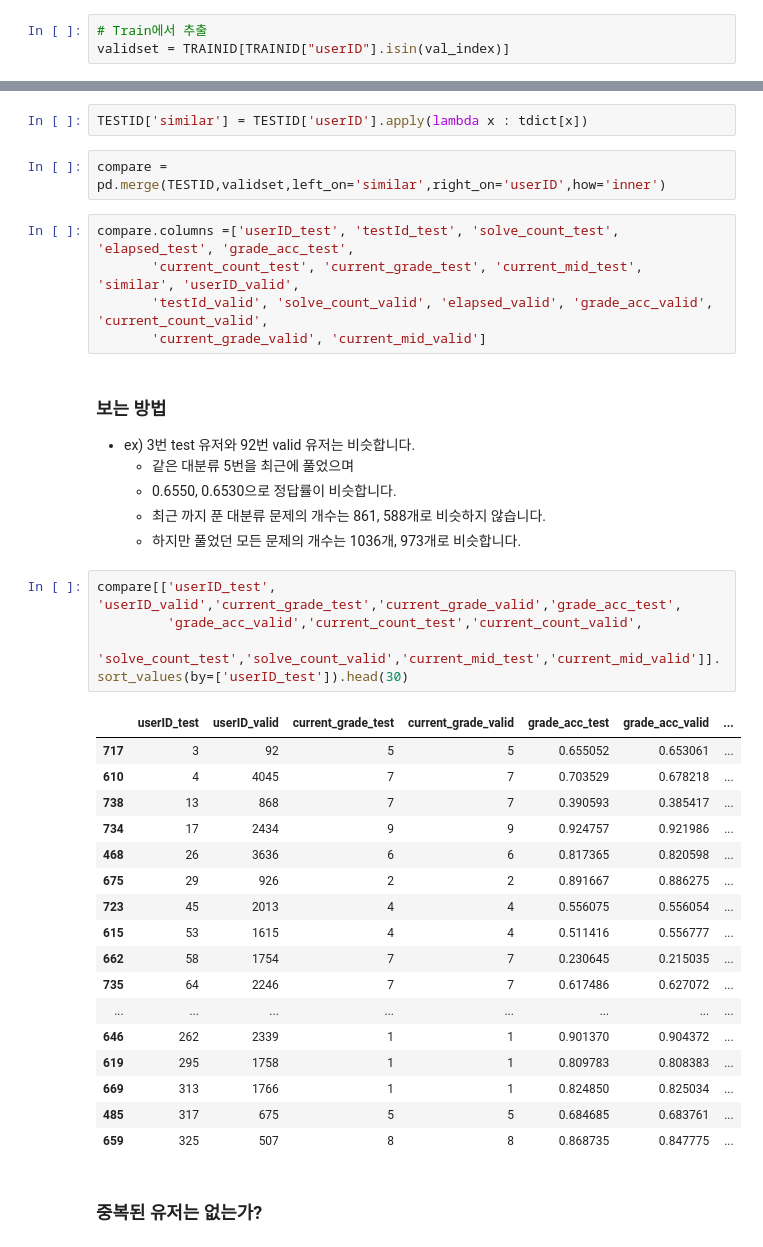
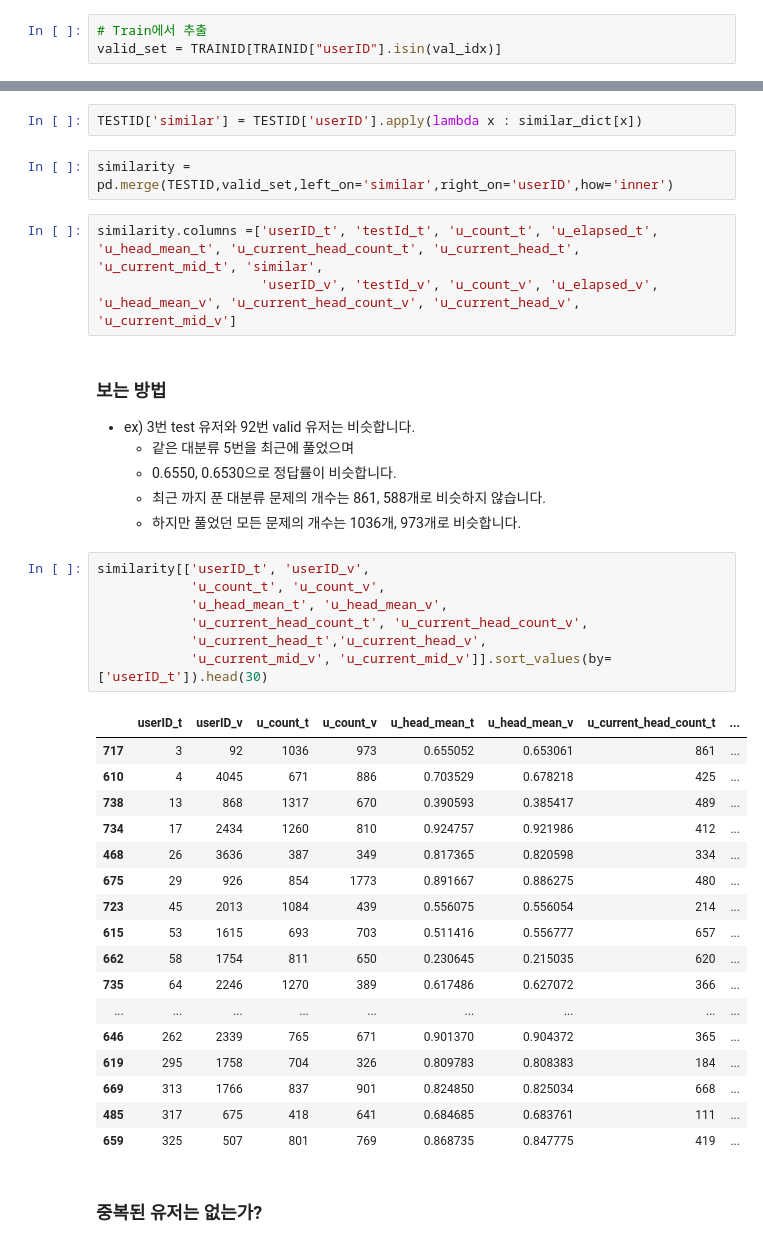
Before and after one commit to boostcampaitech3/level2-dkt-level2-recsys-08, a Jupyter notebook: split/split.ipynb, the cells around one changed output, grey strips where cells are left out. Drawn from its saved outputs; the diff is of its cells as text.

```diff
--- a/split/split.ipynb
+++ b/split/split.ipynb
@@ -275,4 +270,4 @@ val_index = sorted(list(tdict.values()))
 # %%
 # Train에서 추출
-validset = TRAINID[TRAINID["userID"].isin(val_index)]
+valid_set = TRAINID[TRAINID["userID"].isin(val_idx)]
 # %%
@@ -301,14 +296,12 @@ validset
 - count_test(valid) : test(valid)유저가 푼 전체 문제의 개수
 - current_mid_test(valid) : test(valid) 유저가 최근에 푼 시험지의 종류
 # %%
-TESTID['similar'] = TESTID['userID'].apply(lambda x : tdict[x])
+TESTID['similar'] = TESTID['userID'].apply(lambda x : similar_dict[x])
 # %%
-compare = pd.merge(TESTID,validset,left_on='similar',right_on='userID',how='inner')
+similarity = pd.merge(TESTID,valid_set,left_on='similar',right_on='userID',how='inner')
 # %%
-compare.columns =['userID_test', 'testId_test', 'solve_count_test', 'elapsed_test', 'grade_acc_test',
-       'current_count_test', 'current_grade_test', 'current_mid_test', 'similar', 'userID_valid',
-       'testId_valid', 'solve_count_valid', 'elapsed_valid', 'grade_acc_valid', 'current_count_valid',
-       'current_grade_valid', 'current_mid_valid']
+similarity.columns =['userID_t', 'testId_t', 'u_count_t', 'u_elapsed_t', 'u_head_mean_t', 'u_current_head_count_t', 'u_current_head_t', 'u_current_mid_t', 'similar',
+                     'userID_v', 'testId_v', 'u_count_v', 'u_elapsed_v', 'u_head_mean_v', 'u_current_head_count_v', 'u_current_head_v', 'u_current_mid_v']
 # %% [markdown]
 ### 보는 방법
 - ex) 3번 test 유저와 92번 valid 유저는 비슷합니다.
@@ -317,27 +310,30 @@ compare.columns =['userID_test', 'testId_test', 'solve_count_test', 'elapsed_tes
     - 최근 까지 푼 대분류 문제의 개수는 861, 588개로 비슷하지 않습니다.
     - 하지만 풀었던 모든 문제의 개수는 1036개, 973개로 비슷합니다.
 # %%
-compare[['userID_test', 'userID_valid','current_grade_test','current_grade_valid','grade_acc_test',
-         'grade_acc_valid','current_count_test','current_count_valid',
-         'solve_count_test','solve_count_valid','current_mid_test','current_mid_valid']].sort_values(by=['userID_test']).head(30)
+similarity[['userID_t', 'userID_v',
+            'u_count_t', 'u_count_v',
+            'u_head_mean_t', 'u_head_mean_v',
+            'u_current_head_count_t', 'u_current_head_count_v',
+            'u_current_head_t','u_current_head_v',
+            'u_current_mid_v', 'u_current_mid_v']].sort_values(by=['userID_t']).head(30)
 # %% [output]
-|  | userID_test | userID_valid | current_grade_test | current_grade_valid | grade_acc_test | grade_acc_valid | ... |
-| 717 | 3 | 92 | 5 | 5 | 0.655052 | 0.653061 | ... |
-| 610 | 4 | 4045 | 7 | 7 | 0.703529 | 0.678218 | ... |
-| 738 | 13 | 868 | 7 | 7 | 0.390593 | 0.385417 | ... |
-| 734 | 17 | 2434 | 9 | 9 | 0.924757 | 0.921986 | ... |
-| 468 | 26 | 3636 | 6 | 6 | 0.817365 | 0.820598 | ... |
-| 675 | 29 | 926 | 2 | 2 | 0.891667 | 0.886275 | ... |
-| 723 | 45 | 2013 | 4 | 4 | 0.556075 | 0.556054 | ... |
-| 615 | 53 | 1615 | 4 | 4 | 0.511416 | 0.556777 | ... |
-| 662 | 58 | 1754 | 7 | 7 | 0.230645 | 0.215035 | ... |
-| 735 | 64 | 2246 | 7 | 7 | 0.617486 | 0.627072 | ... |
-| ... | ... | ... | ... | ... | ... | ... | ... |
-| 646 | 262 | 2339 | 1 | 1 | 0.901370 | 0.904372 | ... |
-| 619 | 295 | 1758 | 1 | 1 | 0.809783 | 0.808383 | ... |
-| 669 | 313 | 1766 | 1 | 1 | 0.824850 | 0.825034 | ... |
-| 485 | 317 | 675 | 5 | 5 | 0.684685 | 0.683761 | ... |
-| 659 | 325 | 507 | 8 | 8 | 0.868735 | 0.847775 | ... |
+|  | userID_t | userID_v | u_count_t | u_count_v | u_head_mean_t | u_head_mean_v | u_current_head_count_t | ... |
+| 717 | 3 | 92 | 1036 | 973 | 0.655052 | 0.653061 | 861 | ... |
+| 610 | 4 | 4045 | 671 | 886 | 0.703529 | 0.678218 | 425 | ... |
+| 738 | 13 | 868 | 1317 | 670 | 0.390593 | 0.385417 | 489 | ... |
+| 734 | 17 | 2434 | 1260 | 810 | 0.924757 | 0.921986 | 412 | ... |
+| 468 | 26 | 3636 | 387 | 349 | 0.817365 | 0.820598 | 334 | ... |
+| 675 | 29 | 926 | 854 | 1773 | 0.891667 | 0.886275 | 480 | ... |
+| 723 | 45 | 2013 | 1084 | 439 | 0.556075 | 0.556054 | 214 | ... |
+| 615 | 53 | 1615 | 693 | 703 | 0.511416 | 0.556777 | 657 | ... |
+| 662 | 58 | 1754 | 811 | 650 | 0.230645 | 0.215035 | 620 | ... |
+| 735 | 64 | 2246 | 1270 | 389 | 0.617486 | 0.627072 | 366 | ... |
+| ... | ... | ... | ... | ... | ... | ... | ... | ... |
+| 646 | 262 | 2339 | 765 | 671 | 0.901370 | 0.904372 | 365 | ... |
+| 619 | 295 | 1758 | 704 | 326 | 0.809783 | 0.808383 | 184 | ... |
+| 669 | 313 | 1766 | 837 | 901 | 0.824850 | 0.825034 | 668 | ... |
+| 485 | 317 | 675 | 418 | 641 | 0.684685 | 0.683761 | 111 | ... |
+| 659 | 325 | 507 | 801 | 769 | 0.868735 | 0.847775 | 419 | ... |
 # %% [markdown]
 ### 중복된 유저는 없는가?
 # %%
```
Also changed, not shown: parts of 25 cells of this notebook.
